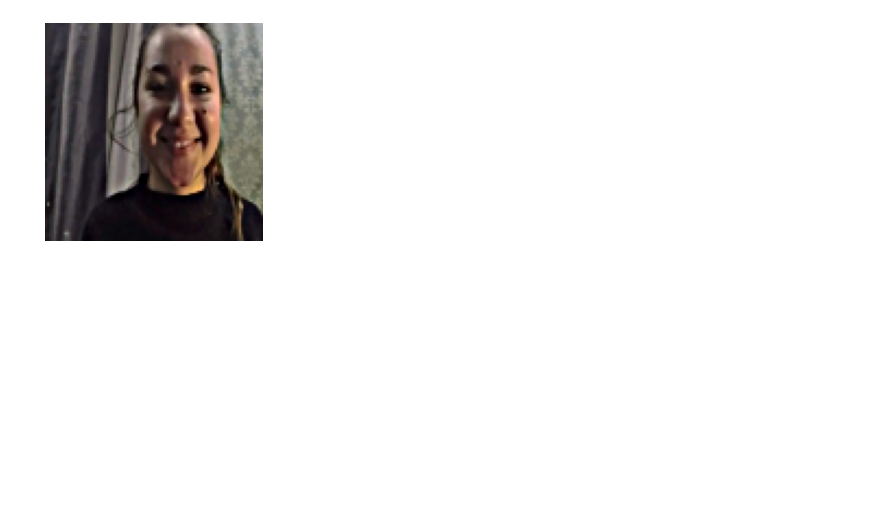
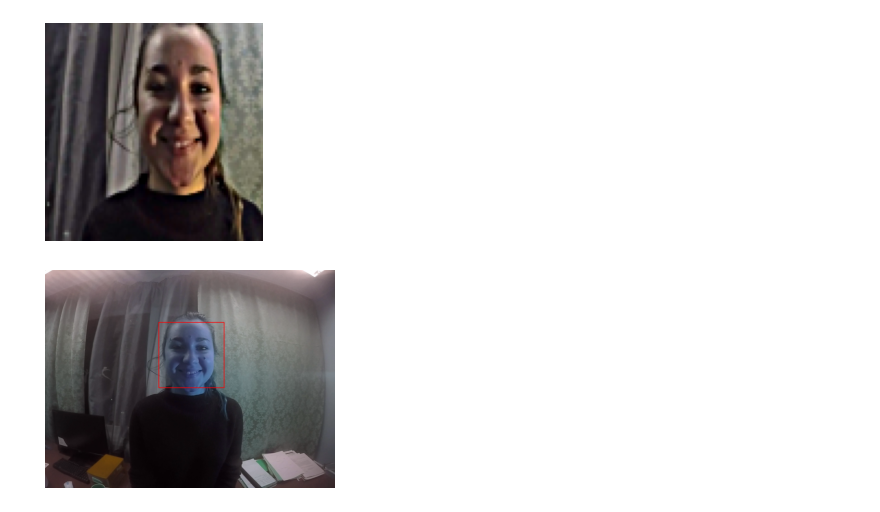
Before and after one commit to dimgag/Genuine_Posed_EmotionRecognition, a Jupyter notebook: notebook.ipynb, the cells around one changed output. Saved outputs shown, nothing was run; the diff lists cells and outputs as text; code cells hidden in the pictures; blank space fills up the shorter version.

Commit message:
add face detector and preprocessing steps idea

```diff
--- a/notebook.ipynb
+++ b/notebook.ipynb
@@ -3,9 +3,9 @@ import os
 # %%
 # Load Images
 # Data Directory
-data_dir = '/Users/dim__gag/Desktop/SASE-FE/frames'
-real = '/Users/dim__gag/Desktop/SASE-FE/frames/real'
-fake = '/Users/dim__gag/Desktop/SASE-FE/frames/fake'
+data_dir = 'data/SASE-FE/frames'
+real = 'data/SASE-FE/frames/real'
+fake = 'data/SASE-FE/frames/fake'
 # List directories in real and fake
 real_emotions = os.listdir(real)
 fake_emotions = os.listdir(fake)
@@ -111,6 +111,35 @@ plt.axis("off")
 plt.show()
 # %% [output]
 [figure]
+# %%
+# Data Preprocessing to detect faces
+import cv2
+
+# Load the cascade
+face_cascade = cv2.CascadeClassifier('haarcascade_frontalface_default.xml')
+
+# Read the input image
+img = cv2.imread(real + "/" + real_emotions[0] + "/" + os.listdir(real + "/" + real_emotions[0])[0])
+
+# Convert into grayscale
+gray = cv2.cvtColor(img, cv2.COLOR_BGR2GRAY)
+
+# Blur the image background
+gray = cv2.GaussianBlur(gray, (25, 25), 0)
+
+# Detect faces
+faces = face_cascade.detectMultiScale(gray, 1.1, 4)
+
+# Draw rectangle around the faces
+for (x, y, w, h) in faces:
+    cv2.rectangle(img, (x, y), (x+w, y+h), (255, 0, 0), 2)
+
+# Display the output
+plt.imshow(img)
+plt.axis("off")
+plt.show()
+# %% [output]
+[figure, added]
 # %%
 # Code template for the function to predict the emotion
 #
```
Also changed, not shown: parts of 1 cell of this notebook, 2 other files.
